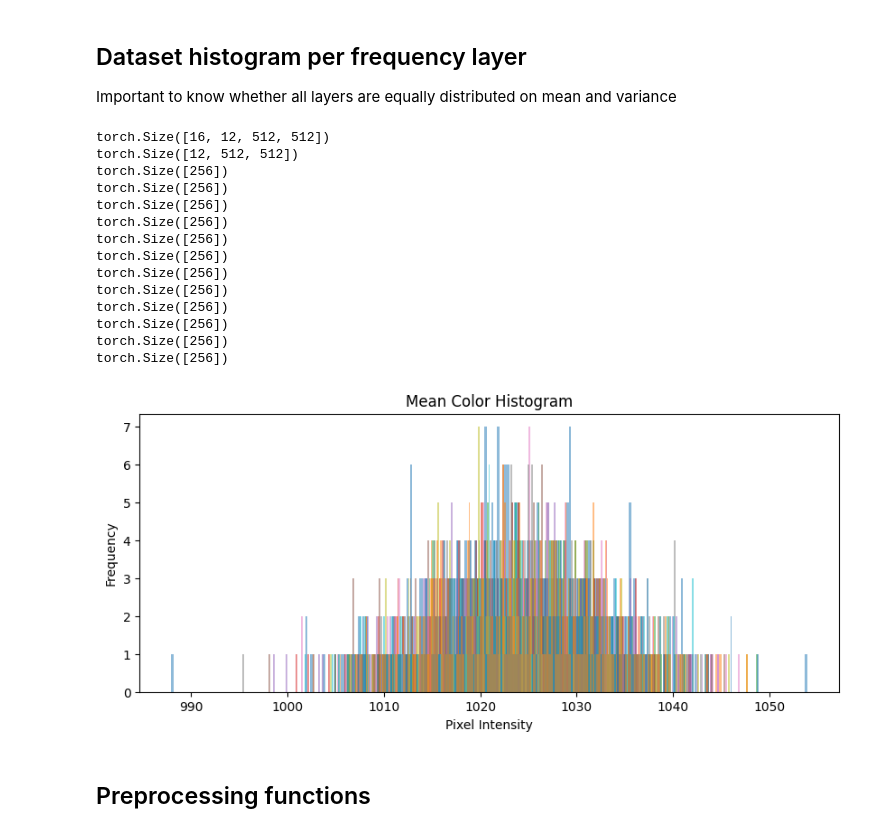
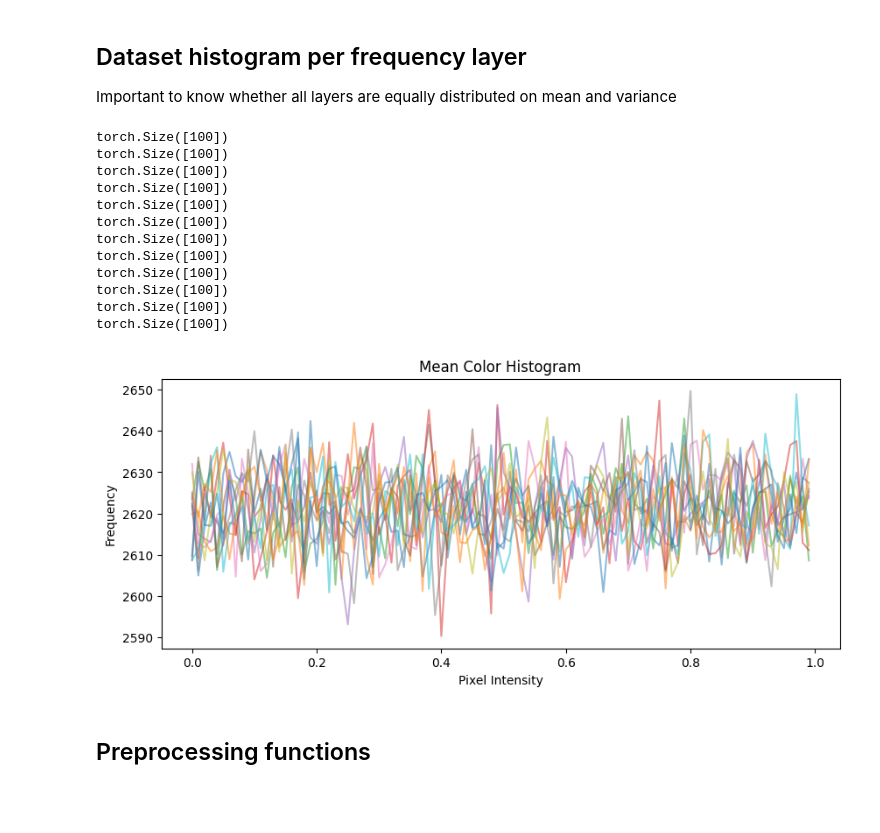
Before and after one commit to Yalnyra/CaBuAr-segmentation-learning, a Jupyter notebook: california_burned_areas/cabuar_main.ipynb, the cells around one changed output. Drawn from its saved outputs; the diff is of its cells as text; code cells hidden in the pictures; blank space fills up the shorter version.

```diff
--- a/california_burned_areas/cabuar_main.ipynb
+++ b/california_burned_areas/cabuar_main.ipynb
@@ -28,6 +46,10 @@ from torchvision import transforms
 from torchvision.transforms import functional as F
 import h5py
 import numpy as np
+import matplotlib.pyplot as plt
+from kornia import filters
+import kornia.augmentation as K
+
 
 # Find for instance the citation on arxiv or on the dataset repo/website
 _CITATION = """\
@@ -52,8 +74,8 @@ _LICENSE = "OPENRAIL"
 
 # Define the root directory for the dataset
 # Change manually
-_URLS = {'root': os.curdir,'cache_dir':"/raw"}
-_BATCH_SIZE = 16
+_URLS = {'root': "D:\\python_course\\NN_Practice\\collab\\california_burned_areas",'cache_dir':"raw"}
+_BATCH_SIZE = 32
 _NUM_WORKERS = 1
 # %%
 # Set the Hugging Face datasets cache directory
@@ -255,6 +245,22 @@ for batch_idx, batch in enumerate(dataloader):
     # Break after first batch for demonstration
     if batch_idx == 0:
         break
+# %%
+# Let's plot some images
+for i in range(10):
+    plt.subplot(1, 10, i + 1)
+    plt.axis('off')
+    plt.imshow(X_train[i, :, :, :].numpy().reshape(28, 28), cmap="gray_r")
+    plt.title(str(y_train[i].item()))
+j = 0
+for cls in clss_counts.index:
+    cls_indices = np.where(y_train.numpy() == cls)[0]
+    if len(cls_indices) > 0:
+        plt.subplot(2, len(clss_counts), j + 1)
+        plt.axis('off')
+        plt.imshow(X_train[cls_indices[0], :, :, :].numpy().reshape(28, 28), cmap="gray_r")
+        plt.title(str(cls))
+        j += 1
 # %% [markdown]
 # TODO
  - Create an class ratio graphic in output mask
@@ -284,7 +290,7 @@ def calculate_histogram(image, bins=256):
     """
     hist = torch.zeros((image.size(0), bins))
     for c in range(image.size(0)):
-        hist[c] = torch.histc(image[c], bins=bins, min=0, max=1)
+        hist[c] = torch.histc(image[c], bins=bins, min=0, max=0)
     return hist
 # %%
 def mean_color_histogram(batch, bins=256):
@@ -309,56 +314,53 @@ def mean_color_histogram(batch, bins=256):
     mean_hist = histograms.mean(dim=0)
     return mean_hist
 # %%
-import matplotlib.pyplot as plt
 # Example batch of images with random values and specified size [batch_size, channels, height, width]
 batch_size = _BATCH_SIZE
 channels = 12
 height = 512
 width = 512
 
 # Generate random images (for demonstration)
 batch = torch.rand((batch_size, channels, height, width))
 
 # Calculate mean color histogram
-bins = 256
+bins = 100
 mean_hist = mean_color_histogram(batch, bins=bins)
 
 # Plot the mean color histogram
 def plot_histogram(histogram, bins):
-    colors = ['r', 'g', 'b']
+    # colors = ['r', 'g', 'b']
     bin_edges = np.linspace(0, 1, bins + 1)
 
     plt.figure(figsize=(10, 4))
     for c in range(channels):
         print(histogram[c].size())
         # plt.plot(bin_edges[:-1], histogram[c].numpy(), color=colors[c], alpha=0.5)
-        #plt.plot(bin_edges[:-1], histogram[c].numpy(), alpha=0.5)
-        plt.hist(histogram[c].numpy(), bins=bins, alpha=0.5)
+        plt.plot(bin_edges[:-1], histogram[c].numpy(), alpha=0.5)
+        #plt.hist(histogram[c].numpy(), bins=bins, alpha=0.5)
 
 
     plt.xlabel('Pixel Intensity')
     plt.ylabel('Frequency')
     plt.title('Mean Color Histogram')
     #plt.legend(['Red', 'Green', 'Blue'])
     plt.show()
 
 plot_histogram(mean_hist, bins)
 # %% [output]
-torch.Size([16, 12, 512, 512])
-torch.Size([12, 512, 512])
-torch.Size([256])
-torch.Size([256])
-torch.Size([256])
-torch.Size([256])
-torch.Size([256])
-torch.Size([256])
-torch.Size([256])
-torch.Size([256])
-torch.Size([256])
-torch.Size([256])
-torch.Size([256])
-torch.Size([256])
+torch.Size([100])
+torch.Size([100])
+torch.Size([100])
+torch.Size([100])
+torch.Size([100])
+torch.Size([100])
+torch.Size([100])
+torch.Size([100])
+torch.Size([100])
+torch.Size([100])
+torch.Size([100])
+torch.Size([100])
-[figure, old version]
+[figure, new version]
 # %% [markdown]
 ## Preprocessing functions
 # %%
```
Also changed, not shown: parts of 9 cells of this notebook.
